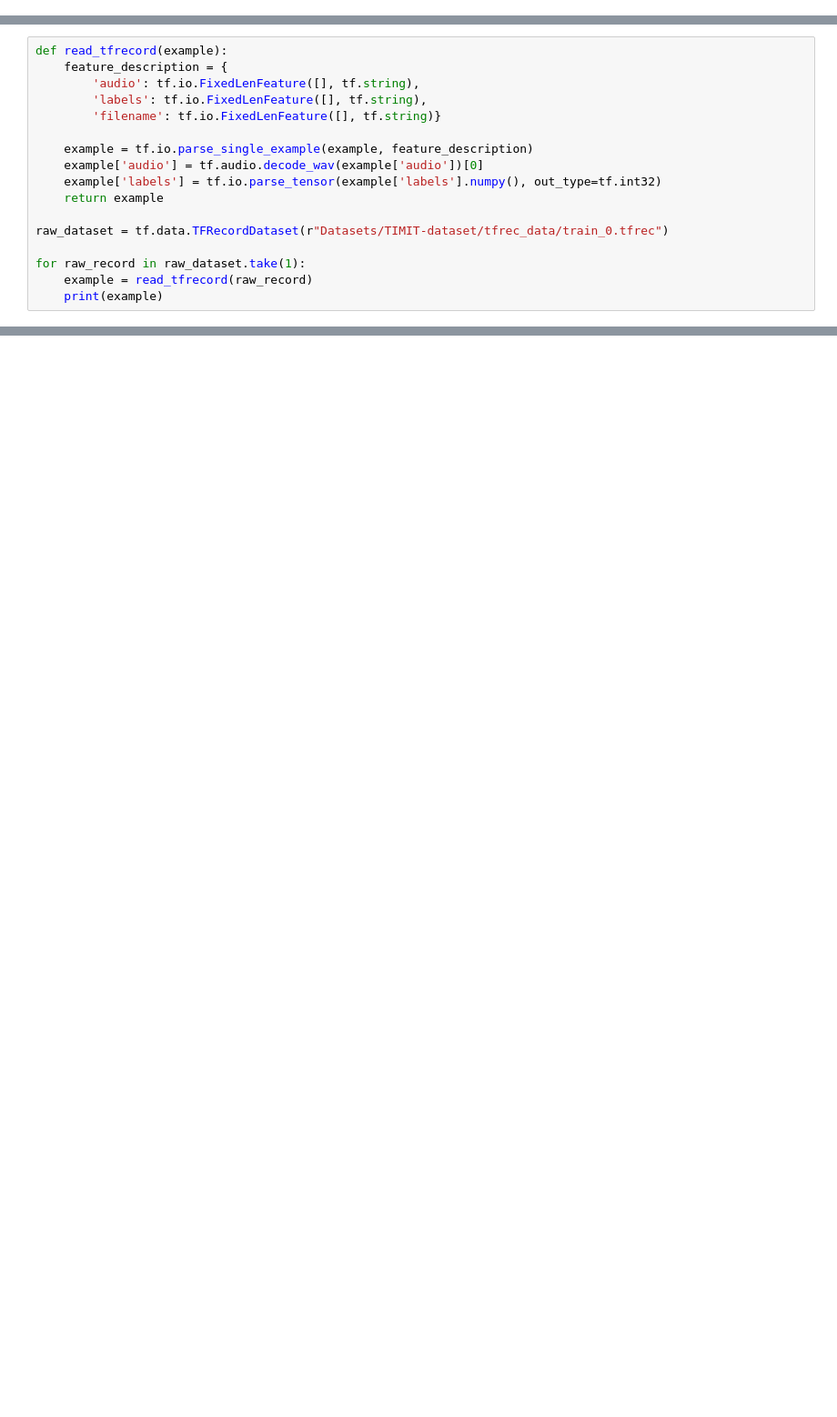
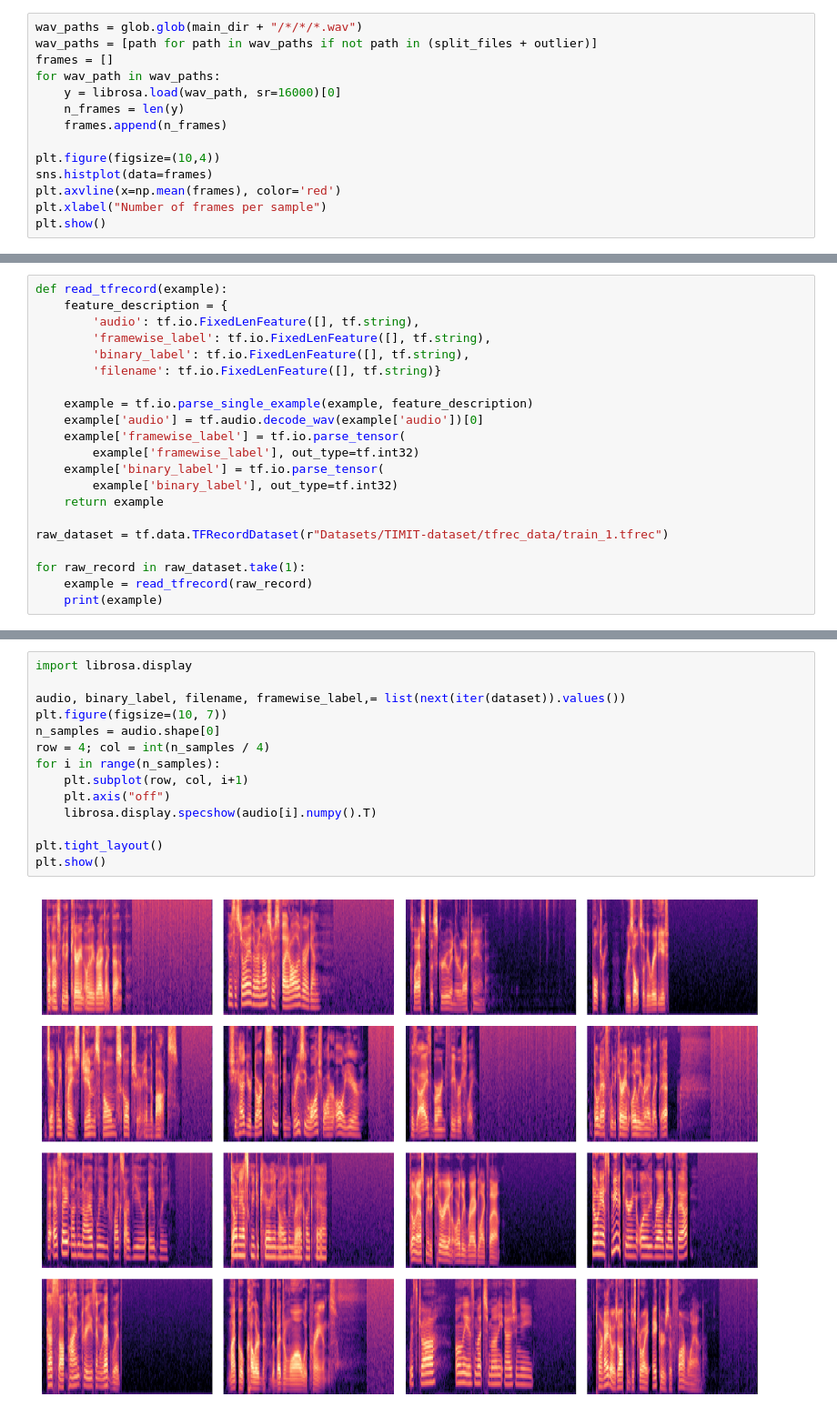
Before and after one commit to syalabi-seet/HoloMora, a Jupyter notebook: TIMIT-preprocess.ipynb, the cells around one changed output, grey strips where cells are left out. Shown at 91% size. Cells and saved outputs as stored; diff of their text form; blank space fills up the shorter version.

```diff
--- a/TIMIT-preprocess.ipynb
+++ b/TIMIT-preprocess.ipynb
@@ -60,0 +82,14 @@ plt.show()
+# %%
+wav_paths = glob.glob(main_dir + "/*/*/*.wav")
+wav_paths = [path for path in wav_paths if not path in (split_files + outlier)]
+frames = []
+for wav_path in wav_paths:
+    y = librosa.load(wav_path, sr=16000)[0]
+    n_frames = len(y)
+    frames.append(n_frames)
+
+plt.figure(figsize=(10,4))
+sns.histplot(data=frames)
+plt.axvline(x=np.mean(frames), color='red')
+plt.xlabel("Number of frames per sample")
+plt.show()
@@ -162,15 +280,19 @@ class TFRWriter():
 def read_tfrecord(example):
     feature_description = {
         'audio': tf.io.FixedLenFeature([], tf.string),
-        'labels': tf.io.FixedLenFeature([], tf.string),
+        'framewise_label': tf.io.FixedLenFeature([], tf.string),
+        'binary_label': tf.io.FixedLenFeature([], tf.string),
         'filename': tf.io.FixedLenFeature([], tf.string)}
 
     example = tf.io.parse_single_example(example, feature_description)
     example['audio'] = tf.audio.decode_wav(example['audio'])[0]
-    example['labels'] = tf.io.parse_tensor(example['labels'].numpy(), out_type=tf.int32)
+    example['framewise_label'] = tf.io.parse_tensor(
+        example['framewise_label'], out_type=tf.int32)
+    example['binary_label'] = tf.io.parse_tensor(
+        example['binary_label'], out_type=tf.int32)
     return example
 
-raw_dataset = tf.data.TFRecordDataset(r"Datasets/TIMIT-dataset/tfrec_data/train_0.tfrec")
+raw_dataset = tf.data.TFRecordDataset(r"Datasets/TIMIT-dataset/tfrec_data/train_1.tfrec")
 
 for raw_record in raw_dataset.take(1):
     example = read_tfrecord(raw_record)
@@ -264,0 +399,16 @@ InvalidArgumentError: Cannot batch tensors with different shapes in component 0.
+# %%
+import librosa.display
+
+audio, binary_label, filename, framewise_label,= list(next(iter(dataset)).values())
+plt.figure(figsize=(10, 7))
+n_samples = audio.shape[0]
+row = 4; col = int(n_samples / 4)
+for i in range(n_samples):
+    plt.subplot(row, col, i+1)
+    plt.axis("off")
+    librosa.display.specshow(audio[i].numpy().T)
+
+plt.tight_layout()
+plt.show()
+# %% [output]
+[figure, added]
```
Also changed, not shown: parts of 21 cells of this notebook, 1 other file.
